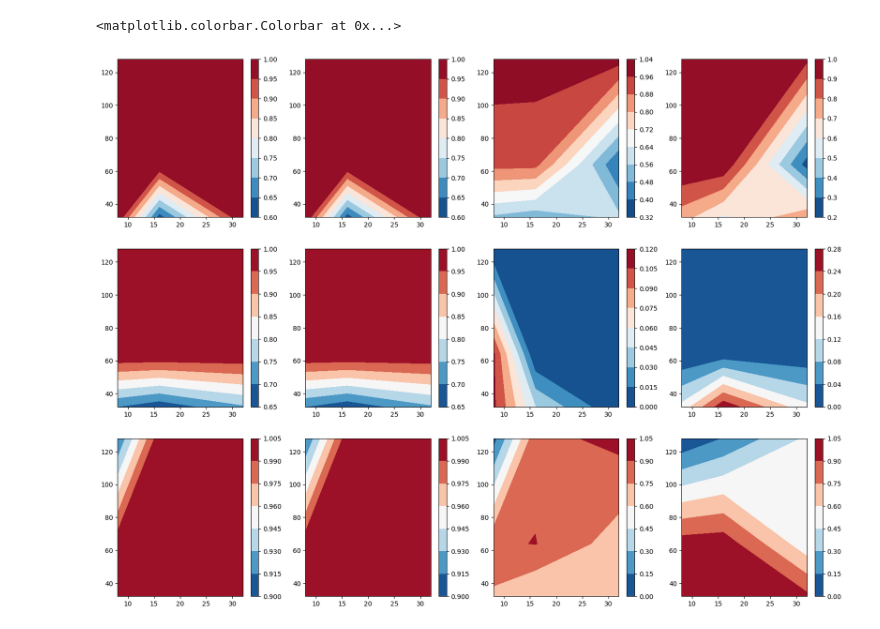
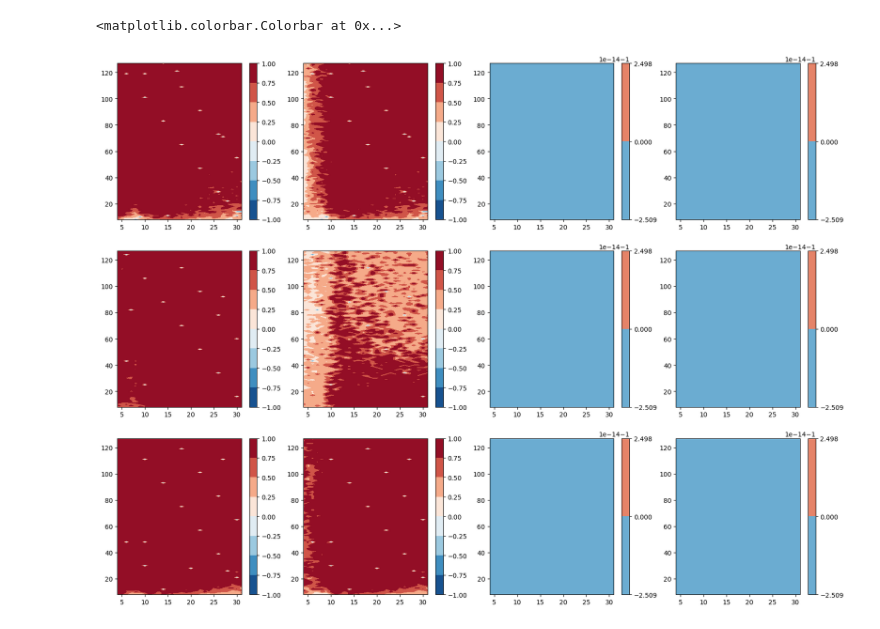
Before and after one commit to fairinternal/composable-llm, a Jupyter notebook: notebooks/scratchpad_result.ipynb, the cells around one changed output. Saved outputs shown, nothing was run; the diff lists cells and outputs as text; code cells hidden in the pictures.

```diff
--- a/notebooks/scratchpad_result.ipynb
+++ b/notebooks/scratchpad_result.ipynb
@@ -18,5 +18,10 @@ with open(CHECK_DIR / 'exp1.jsonl', 'r') as f:
     json_objs = json_str.split('}\n')
     for json_obj in json_objs:
         if json_obj:
-            all_configs.append(json.loads(json_obj + '}'))
+            try:
+                all_configs.append(json.loads(json_obj + '}'))
+            except Exception as e:
+                print(e)
+                print(json_obj)
+                continue
 # %% [output]
@@ -180,29 +168,31 @@ plt.plot(train_evals[:, :n_len])
+# %%
+x, y = np.meshgrid(X, Y)
 # %%
 fig, axes = plt.subplots(3, 4, figsize=(20, 15))
-a00 = axes[0, 0].contourf(X, Y, Z1_parity, cmap='RdBu_r')
-a01 = axes[0, 1].contourf(X, Y, Z2_parity, cmap='RdBu_r')
-a02 = axes[0, 2].contourf(X, Y, Z3_parity, cmap='RdBu_r')
-a03 = axes[0, 3].contourf(X, Y, Z4_parity, cmap='RdBu_r')
-a10 = axes[1, 0].contourf(X, Y, Z1_nocot , cmap='RdBu_r')
-a11 = axes[1, 1].contourf(X, Y, Z2_nocot , cmap='RdBu_r')
-a12 = axes[1, 2].contourf(X, Y, Z3_nocot , cmap='RdBu_r')
-a13 = axes[1, 3].contourf(X, Y, Z4_nocot , cmap='RdBu_r')
-a20 = axes[2, 0].contourf(X, Y, Z1_copy  , cmap='RdBu_r')
-a21 = axes[2, 1].contourf(X, Y, Z2_copy  , cmap='RdBu_r')
-a22 = axes[2, 2].contourf(X, Y, Z3_copy  , cmap='RdBu_r')
-a23 = axes[2, 3].contourf(X, Y, Z4_copy  , cmap='RdBu_r')
+a00 = axes[0, 0].contourf(x, y, Z1_parity[..., -1].T, cmap='RdBu_r')
+a01 = axes[0, 1].contourf(x, y, Z2_parity[..., -1].T, cmap='RdBu_r')
+a02 = axes[0, 2].contourf(x, y, Z3_parity[..., -1].T, cmap='RdBu_r')
+a03 = axes[0, 3].contourf(x, y, Z4_parity[..., -1].T, cmap='RdBu_r')
+a10 = axes[1, 0].contourf(x, y, Z1_nocot [..., -1].T, cmap='RdBu_r')
+a11 = axes[1, 1].contourf(x, y, Z2_nocot [..., -1].T, cmap='RdBu_r')
+a12 = axes[1, 2].contourf(x, y, Z3_nocot [..., -1].T, cmap='RdBu_r')
+a13 = axes[1, 3].contourf(x, y, Z4_nocot [..., -1].T, cmap='RdBu_r')
+a20 = axes[2, 0].contourf(x, y, Z1_copy  [..., -1].T, cmap='RdBu_r')
+a21 = axes[2, 1].contourf(x, y, Z2_copy  [..., -1].T, cmap='RdBu_r')
+a22 = axes[2, 2].contourf(x, y, Z3_copy  [..., -1].T, cmap='RdBu_r')
+a23 = axes[2, 3].contourf(x, y, Z4_copy  [..., -1].T, cmap='RdBu_r')
 fig.colorbar(a00)
 fig.colorbar(a01)
 fig.colorbar(a02)
 fig.colorbar(a03)
 fig.colorbar(a10)
 fig.colorbar(a11)
 fig.colorbar(a12)
 fig.colorbar(a13)
 fig.colorbar(a20)
 fig.colorbar(a21)
 fig.colorbar(a22)
 fig.colorbar(a23)
 # %% [output]
 <matplotlib.colorbar.Colorbar at 0x...>
-[figure, old version]
+[figure, new version]
```
Also changed, not shown: parts of 5 cells of this notebook, 8 other files.
